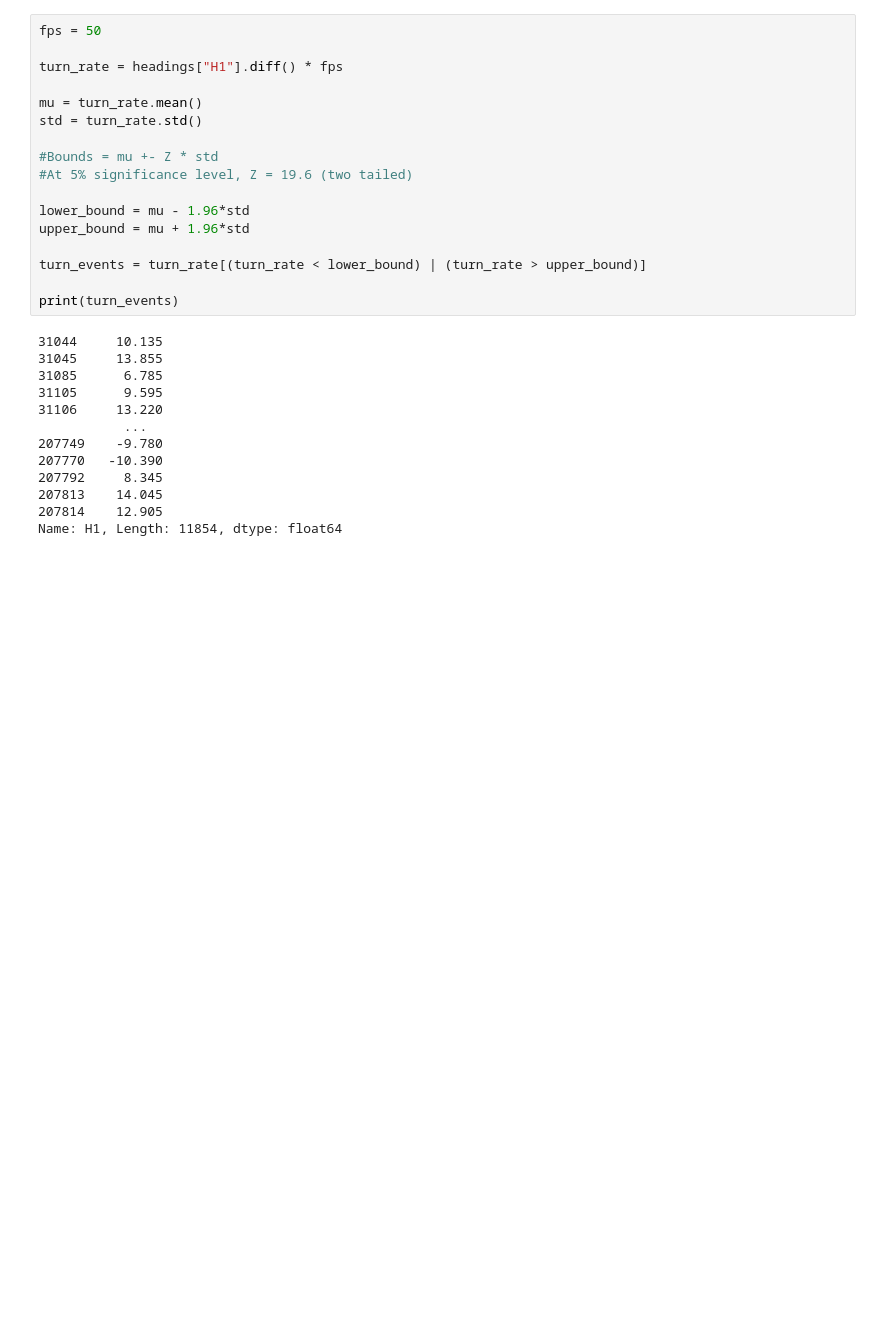
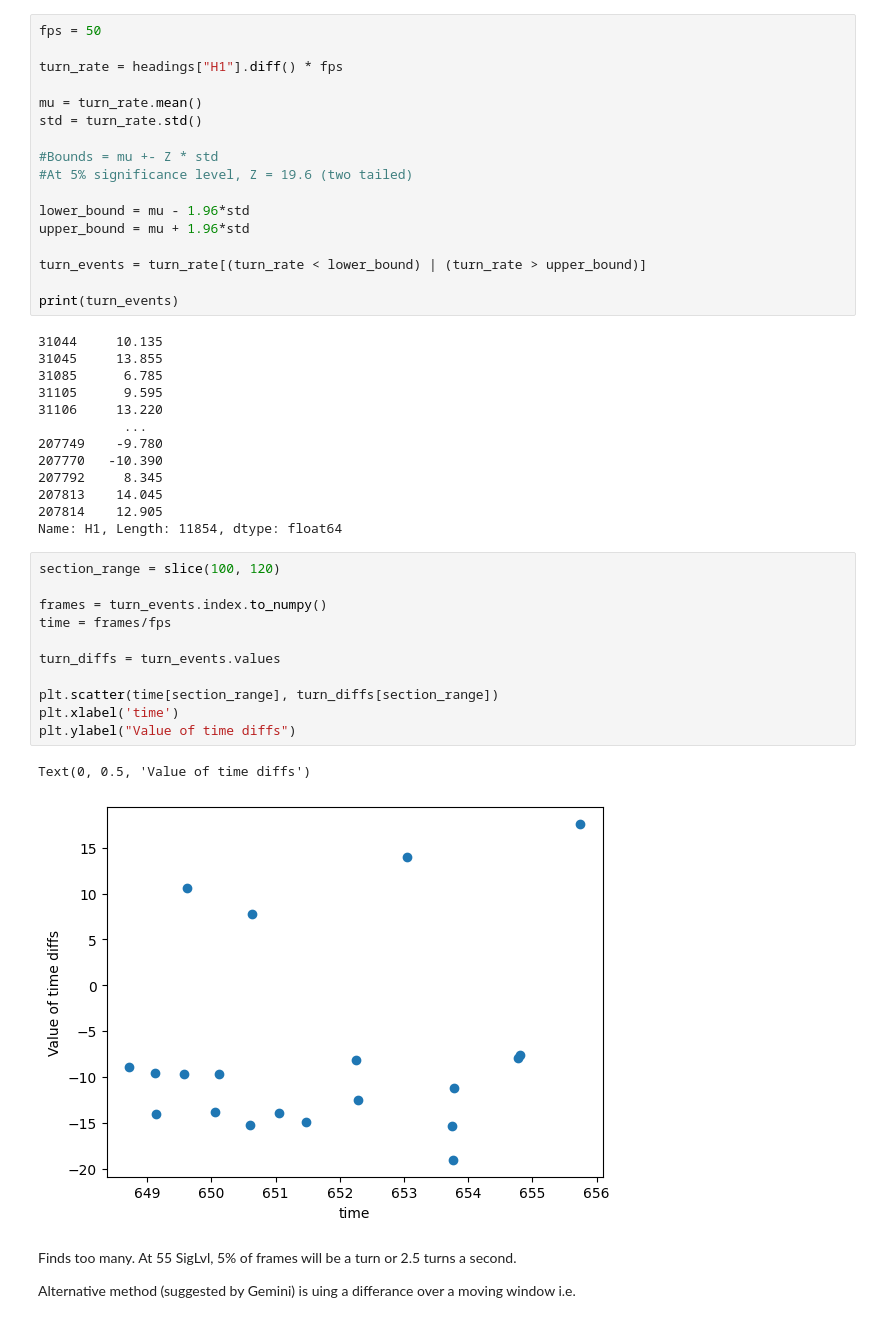
Before and after one commit to eloisecowley4/mdm2_project2, a Jupyter notebook: analysis_testing.ipynb, the cells around one changed output. Saved outputs shown, nothing was run; the diff lists cells and outputs as text; blank space fills up the shorter version.

```diff
--- a/analysis_testing.ipynb
+++ b/analysis_testing.ipynb
@@ -100,3 +109,21 @@ print(turn_events)
 207813    14.045
 207814    12.905
 Name: H1, Length: 11854, dtype: float64
+# %%
+section_range = slice(100, 120)
+
+frames = turn_events.index.to_numpy()
+time = frames/fps
+
+turn_diffs = turn_events.values
+
+plt.scatter(time[section_range], turn_diffs[section_range])
+plt.xlabel('time')
+plt.ylabel("Value of time diffs")
+# %% [output]
+Text(0, 0.5, 'Value of time diffs')
+[figure, added]
+# %% [markdown]
+Finds too many. At 55 SigLvl, 5% of frames will be a turn or 2.5 turns a second.
+
+Alternative method (suggested by Gemini) is uing a differance over a moving window i.e.
```
Also changed, not shown: parts of 4 cells of this notebook, 1 other file.
